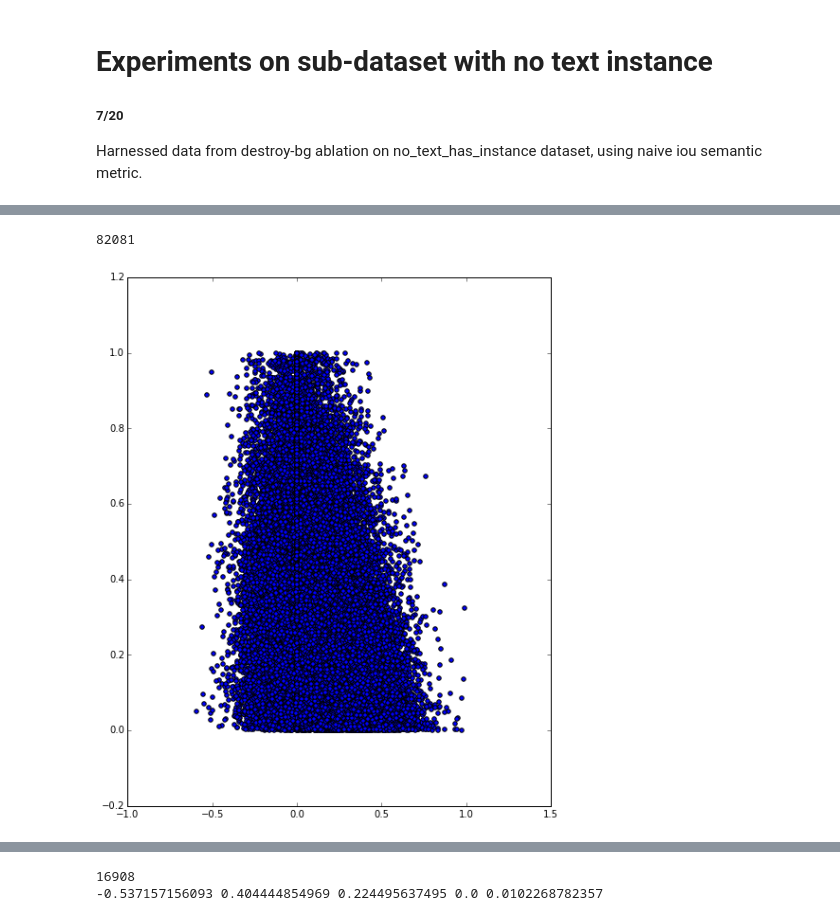
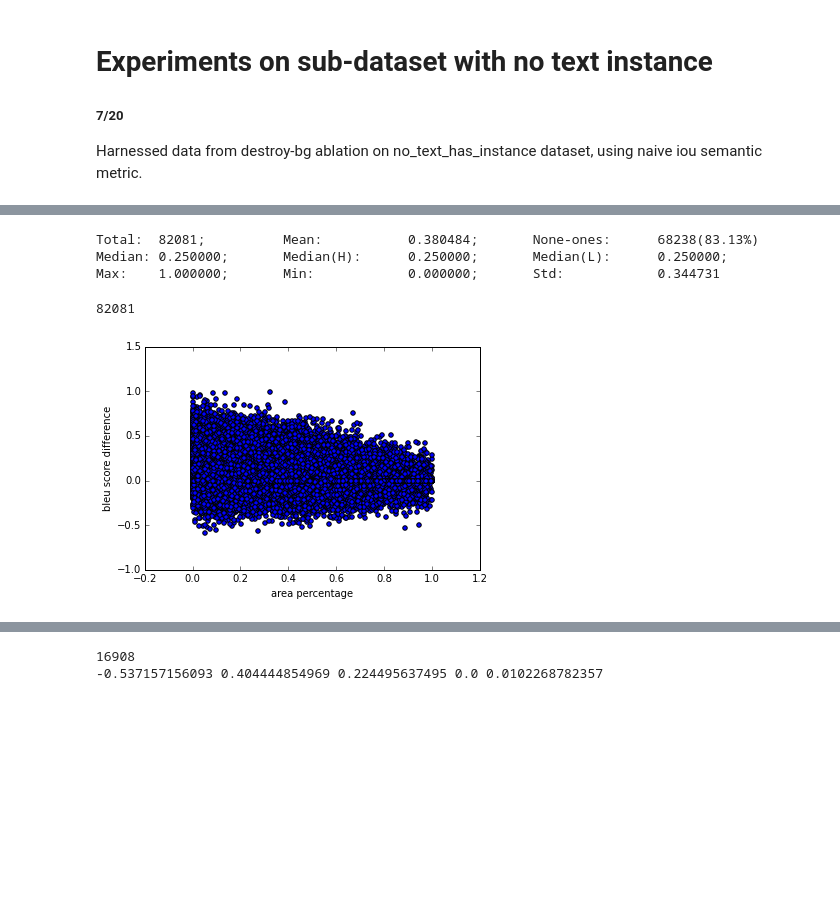
Before and after one commit to stevenygd/textmatters, a Jupyter notebook: NoTextBlackoutExp.ipynb, the cells around one changed output, grey strips where cells are left out. Saved outputs shown, nothing was run; the diff lists cells and outputs as text; code cells hidden in the pictures; blank space fills up the shorter version.

```diff
--- a/NoTextBlackoutExp.ipynb
+++ b/NoTextBlackoutExp.ipynb
@@ -124,9 +134,8 @@ def compute_bleu(imgId, candidate, n = 4):
 # %%
 # compute_bleu(515066,"an air plane is riding a person on a skateboard")
 
-# calculate object instance areas and add to results
-with open(os.path.join(OUT_DIR, 'no_text_has_instances.pkl')) as f:
-    d = cPickle.load(f)
+# with open(os.path.join(OUT_DIR, 'no_text_has_instances.pkl')) as f:
+#     d = cPickle.load(f)
 
 # add bleu score of the original caption to the dictionary
 for k,x in d.iteritems():
@@ -164,22 +174,33 @@ for k, x in d.iteritems():
     x['area'] = calc_area(k, img)
 # %%
 #save to disk, because it has been a long journey
-with open('full_no_text_has_instance_dict.pkl','w+') as f:
-    cPickle.dump(d, f, protocol=cPickle.HIGHEST_PROTOCOL)
+# with open('full_no_text_has_instance_dict.pkl','w+') as f:
+#     cPickle.dump(d, f, protocol=cPickle.HIGHEST_PROTOCOL)
+
+# with open('full_no_text_has_instance_dict.pkl') as f:
+#     d=cPickle.load(f)
+raw = [x['score'] for k, x in d.iteritems() if isinstance(x,dict)]
+get_stat(raw)
+# %% [output]
+Total:  82081;          Mean:           0.380484;       None-ones:      68238(83.13%)
+Median: 0.250000;       Median(H):      0.250000;       Median(L):      0.250000;
+Max:    1.000000;       Min:            0.000000;       Std:            0.344731
 # %%
 areas, scores = [], []
 threshold = 0.9
 for k,x in d.iteritems():
     if not isinstance(x,dict):
         continue
     areas.append(x['area'])
     scores.append(x['orig_bleu']- x['ablt_bleu'])
 print len(areas)
-plt.figure(figsize=(8,10))
-plt.scatter(scores,areas)
+# plt.figure(figsize=(8,10))
+plt.scatter(areas, scores)
+plt.ylabel('bleu score difference')
+plt.xlabel('area percentage')
 plt.show()
 # %% [output]
 82081
-[figure, old version]
+[figure, new version]
 # %%
 bin_width = 0.05
```
Also changed, not shown: parts of 4 cells of this notebook, 4 other files.
